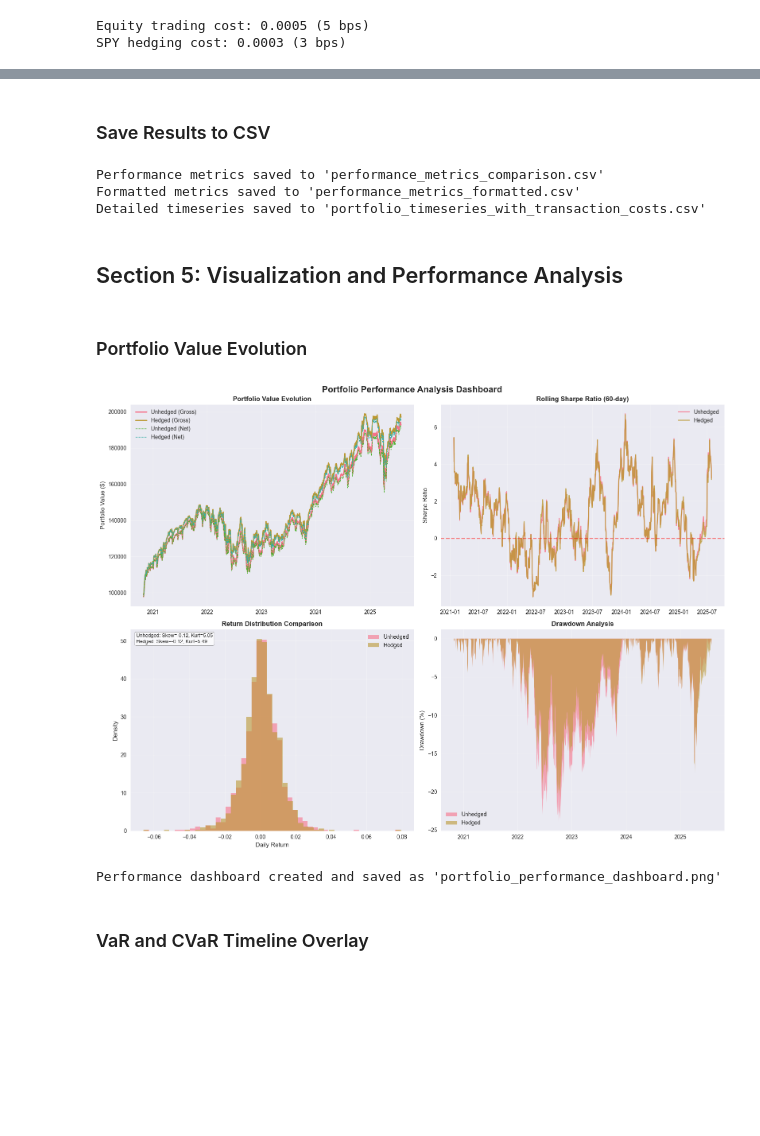
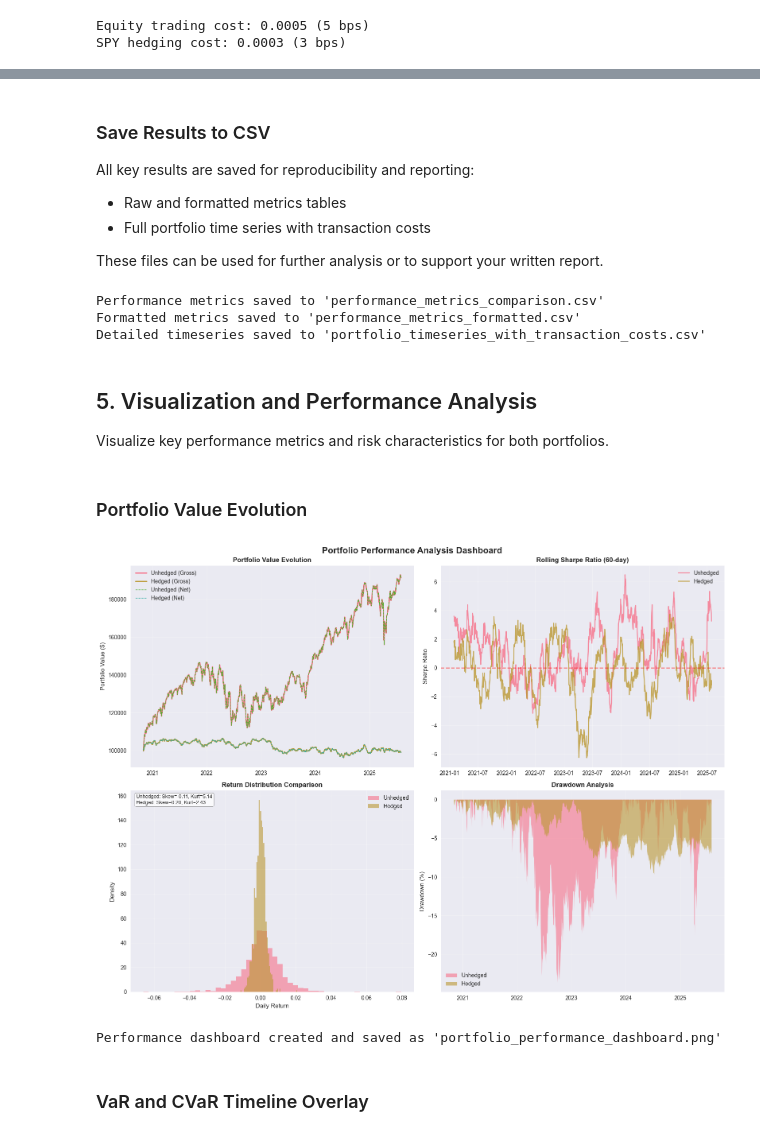
Before and after one commit to elliottgordon/finm-25000-p2-repository, a Jupyter notebook: Homework #6/Part 5: Backtesting & Performance Evaluation/backtesting.ipynb, the cells around one changed output, grey strips where cells are left out. Saved outputs shown, nothing was run; the diff lists cells and outputs as text; code cells hidden in the pictures; blank space fills up the shorter version.

```diff
--- a/Homework #6/Part 5: Backtesting & Performance Evaluation/backtesting.ipynb
+++ b/Homework #6/Part 5: Backtesting & Performance Evaluation/backtesting.ipynb
@@ -130,0 +89,20 @@ Percentage impact: 1.00%
+# %%
+# Detect portfolio value columns and create tc_data
+
+# Create a copy of the portfolio data for transaction cost analysis
+tc_data = portfolio_data.copy()
+
+display(tc_data.head())
+
+# Auto-detect unhedged and hedged portfolio value columns
+unhedged_portfolio_value_col = "Unhedged_Portfolio_Value"
+hedged_portfolio_value_col = "Hedged_Portfolio_Value"
+
+for col in tc_data.columns:
+    if 'portfolio_value' in col.lower() and 'hedged' not in col.lower():
+        unhedged_portfolio_value_col = col
+    if 'hedged' in col.lower() and 'value' in col.lower():
+        hedged_portfolio_value_col = col
+
+print(f"Detected unhedged portfolio value column: {unhedged_portfolio_value_col}")
+print(f"Detected hedged portfolio value column: {hedged_portfolio_value_col}")
@@ -377,5 +473,11 @@ Additional TC Cost of Hedging: --0.01%
 # %% [markdown]
 ### Save Results to CSV
+
+All key results are saved for reproducibility and reporting:
+- Raw and formatted metrics tables
+- Full portfolio time series with transaction costs
+
+These files can be used for further analysis or to support your written report.
 # %%
 # Save raw metrics to CSV
 metrics_df.to_csv('performance_metrics_comparison.csv')
@@ -393,7 +495,9 @@ Performance metrics saved to 'performance_metrics_comparison.csv'
 Formatted metrics saved to 'performance_metrics_formatted.csv'
 Detailed timeseries saved to 'portfolio_timeseries_with_transaction_costs.csv'
 # %% [markdown]
-## Section 5: Visualization and Performance Analysis
+## 5. Visualization and Performance Analysis
+
+Visualize key performance metrics and risk characteristics for both portfolios.
 # %% [markdown]
 ### Portfolio Value Evolution
 # %%
@@ -403,9 +507,9 @@ fig.suptitle('Portfolio Performance Analysis Dashboard', fontsize=16, fontweight
 
 # 1. Portfolio Value Evolution
 ax1 = axes[0, 0]
-ax1.plot(tc_data.index, tc_data['Portfolio_Value'], label='Unhedged (Gross)', linewidth=2)
-ax1.plot(tc_data.index, tc_data['Hedged_Portfolio_Value'], label='Hedged (Gross)', linewidth=2)
-ax1.plot(tc_data.index, tc_data['Portfolio_Value_Net'], label='Unhedged (Net)', linewidth=1, linestyle='--')
+ax1.plot(tc_data.index, tc_data[unhedged_portfolio_value_col], label='Unhedged (Gross)', linewidth=2)
+ax1.plot(tc_data.index, tc_data[hedged_portfolio_value_col], label='Hedged (Gross)', linewidth=2)
+ax1.plot(tc_data.index, tc_data['Unhedged_Portfolio_Value_Net'], label='Unhedged (Net)', linewidth=1, linestyle='--')
 ax1.plot(tc_data.index, tc_data['Hedged_Portfolio_Value_Net'], label='Hedged (Net)', linewidth=1, linestyle='--')
 ax1.set_title('Portfolio Value Evolution', fontweight='bold')
 ax1.set_ylabel('Portfolio Value ($)')
@@ -415,10 +519,12 @@ ax1.grid(True, alpha=0.3)
 # 2. Rolling Sharpe Ratio
 ax2 = axes[0, 1]
 window = 60
-unhedged_rolling_sharpe = (tc_data['Portfolio_Return'].rolling(window).mean() /
-                          tc_data['Portfolio_Return'].rolling(window).std()) * np.sqrt(252)
-hedged_rolling_sharpe = (tc_data['Hedged_Portfolio_Return'].rolling(window).mean() /
-                        tc_data['Hedged_Portfolio_Return'].rolling(window).std()) * np.sqrt(252)
+unhedged_returns = tc_data[unhedged_portfolio_value_col].pct_change()
+hedged_returns = tc_data[hedged_portfolio_value_col].pct_change()
+unhedged_rolling_sharpe = (unhedged_returns.rolling(window).mean() /
+                          unhedged_returns.rolling(window).std()) * np.sqrt(252)
+hedged_rolling_sharpe = (hedged_returns.rolling(window).mean() /
+                        hedged_returns.rolling(window).std()) * np.sqrt(252)
 
 ax2.plot(tc_data.index, unhedged_rolling_sharpe, label='Unhedged', alpha=0.8)
 ax2.plot(tc_data.index, hedged_rolling_sharpe, label='Hedged', alpha=0.8)
@@ -430,46 +536,46 @@ ax2.grid(True, alpha=0.3)
 
 # 3. Return Histograms
 ax3 = axes[1, 0]
-ax3.hist(tc_data['Portfolio_Return'].dropna(), bins=50, alpha=0.6, label='Unhedged', density=True)
-ax3.hist(tc_data['Hedged_Portfolio_Return'].dropna(), bins=50, alpha=0.6, label='Hedged', density=True)
+ax3.hist(unhedged_returns.dropna(), bins=50, alpha=0.6, label='Unhedged', density=True)
+ax3.hist(hedged_returns.dropna(), bins=50, alpha=0.6, label='Hedged', density=True)
 ax3.set_title('Return Distribution Comparison', fontweight='bold')
 ax3.set_xlabel('Daily Return')
 ax3.set_ylabel('Density')
 ax3.legend()
 ax3.grid(True, alpha=0.3)
 
 # Add skewness and kurtosis annotations
-unhedged_skew = tc_data['Portfolio_Return'].skew()
-hedged_skew = tc_data['Hedged_Portfolio_Return'].skew()
-unhedged_kurt = tc_data['Portfolio_Return'].kurtosis()
-hedged_kurt = tc_data['Hedged_Portfolio_Return'].kurtosis()
+unhedged_skew = unhedged_returns.skew()
+hedged_skew = hedged_returns.skew()
+unhedged_kurt = unhedged_returns.kurtosis()
+hedged_kurt = hedged_returns.kurtosis()
 
 ax3.text(0.02, 0.98, f'Unhedged: Skew={unhedged_skew:.2f}, Kurt={unhedged_kurt:.2f}\nHedged: Skew={hedged_skew:.2f}, Kurt={hedged_kurt:.2f}',
          transform=ax3.transAxes, verticalalignment='top', fontsize=9,
          bbox=dict(boxstyle='round', facecolor='white', alpha=0.8))
 
 # 4. Drawdown Analysis
 ax4 = axes[1, 1]
 # Calculate drawdowns
-unhedged_cumret = (1 + tc_data['Portfolio_Return']).cumprod()
-hedged_cumret = (1 + tc_data['Hedged_Portfolio_Return']).cumprod()
+unhedged_cumret = (1 + unhedged_returns).cumprod()
+hedged_cumret = (1 + hedged_returns).cumprod()
 unhedged_dd = (unhedged_cumret / unhedged_cumret.expanding().max() - 1) * 100
 hedged_dd = (hedged_cumret / hedged_cumret.expanding().max() - 1) * 100
 
 ax4.fill_between(tc_data.index, unhedged_dd, 0, alpha=0.6, label='Unhedged')
 ax4.fill_between(tc_data.index, hedged_dd, 0, alpha=0.6, label='Hedged')
 ax4.set_title('Drawdown Analysis', fontweight='bold')
 ax4.set_ylabel('Drawdown (%)')
 ax4.legend()
 ax4.grid(True, alpha=0.3)
 
 plt.tight_layout()
 plt.savefig('portfolio_performance_dashboard.png', dpi=300, bbox_inches='tight')
 plt.show()
 
 print("Performance dashboard created and saved as 'portfolio_performance_dashboard.png'")
 # %% [output]
-[figure, old version]
+[figure, new version]
 Performance dashboard created and saved as 'portfolio_performance_dashboard.png'
 # %% [markdown]
 ### VaR and CVaR Timeline Overlay
```
Also changed, not shown: parts of 27 cells of this notebook, 7 other files.
